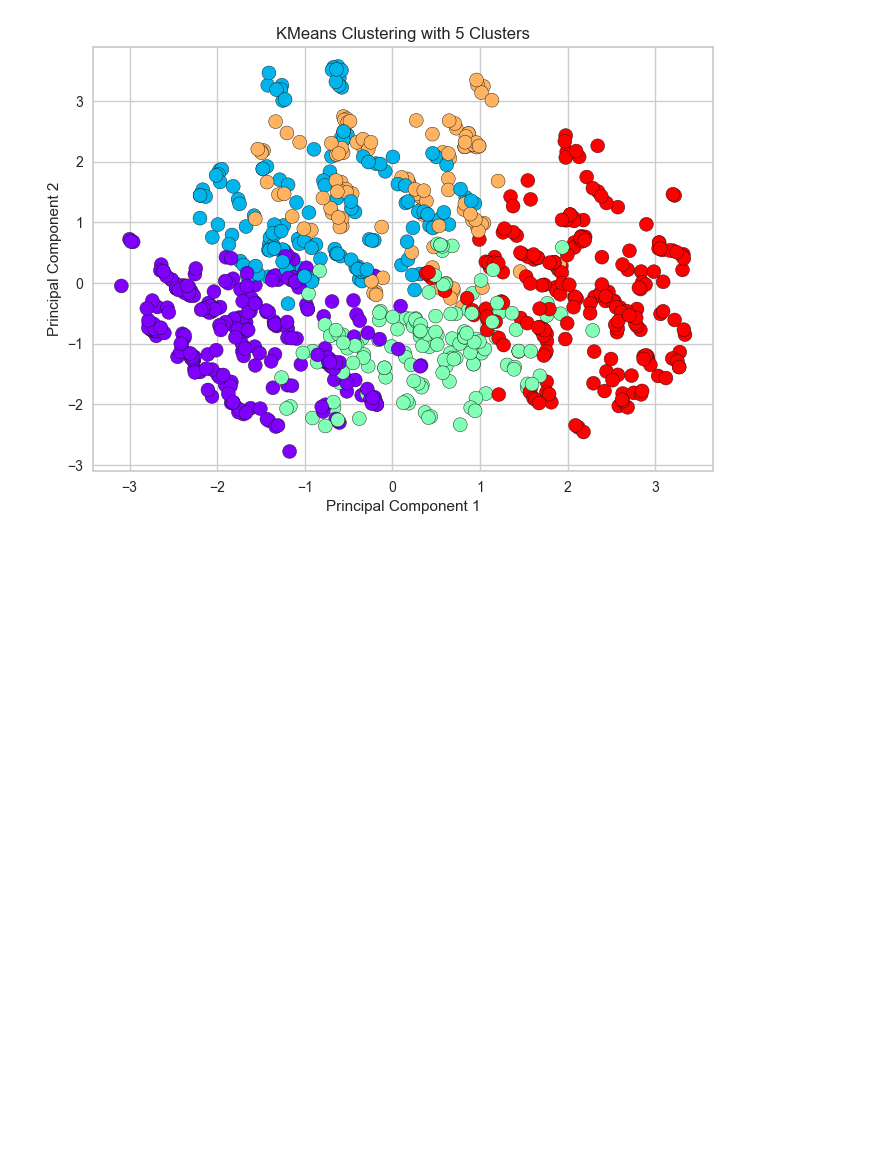
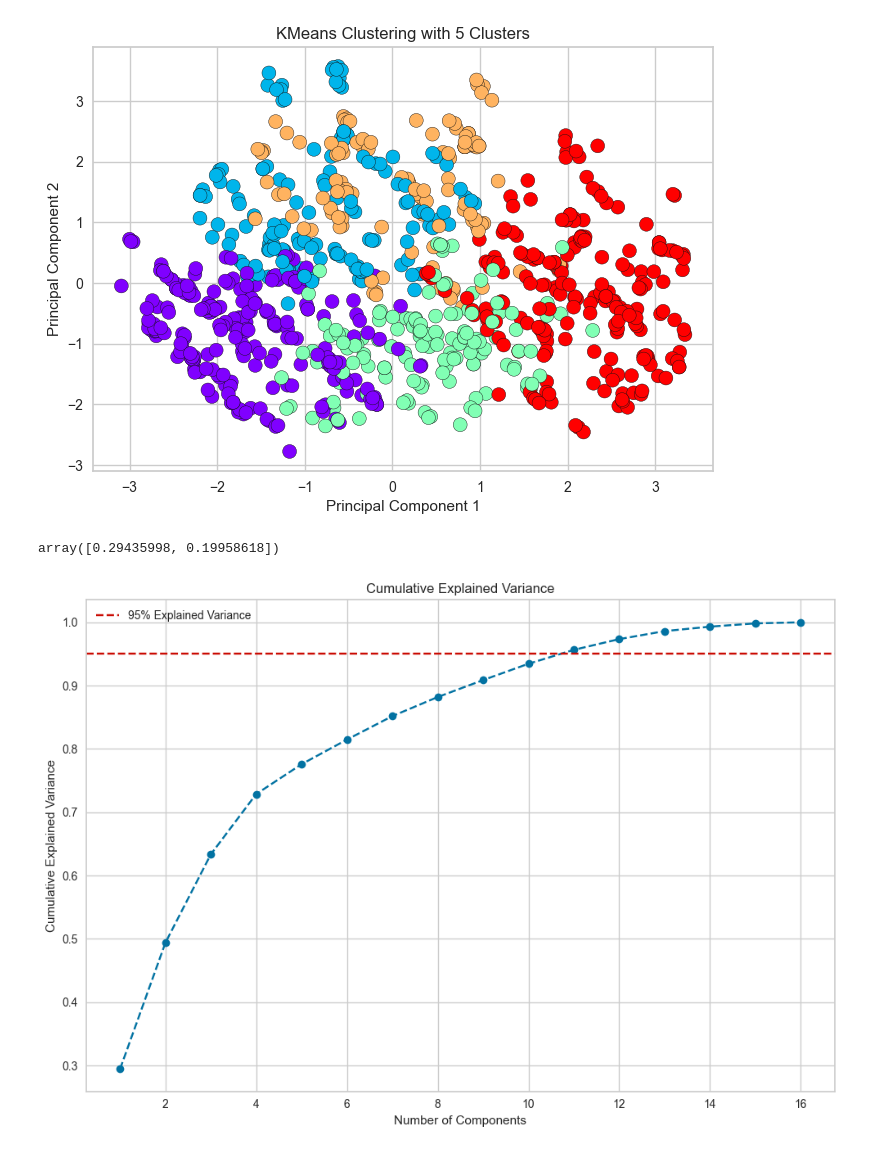
Before and after one commit to moshchev/data_analytics_ws23, a Jupyter notebook: data_preproceding.ipynb, the cells around one changed output. Drawn from its saved outputs; the diff is of its cells as text; code cells hidden in the pictures; blank space fills up the shorter version.

Commit message:
explained variance & 3d visualisation

```diff
--- a/data_preproceding.ipynb
+++ b/data_preproceding.ipynb
@@ -125,2 +122,0 @@ array([[ 3.68000000e-01,  4.68000000e-01,  6.40000000e-02,
-# %%
-data_no_outliers['cluster'] = clusters
@@ -142,3 +156,31 @@ plt.title('KMeans Clustering with 5 Clusters')
 plt.show()
 # %% [output]
 [figure]
+# %%
+pca.explained_variance_ratio_
+# %% [output]
+array([0.29435998, 0.19958618])
+# %%
+import numpy as np
+import matplotlib.pyplot as plt
+from sklearn.decomposition import PCA
+
+# Assuming your data is in a variable called `data`
+pca = PCA().fit(data_no_outliers)
+
+# Calculate cumulative sum of explained variances
+cum_sum = np.cumsum(pca.explained_variance_ratio_)
+
+# Plot
+plt.figure(figsize=(10, 7))
+plt.plot(range(1, len(cum_sum) + 1), cum_sum, marker='o', linestyle='--')
+plt.title("Cumulative Explained Variance")
+plt.xlabel("Number of Components")
+plt.ylabel("Cumulative Explained Variance")
+plt.grid(True)
+plt.axhline(y=0.95, color='r', linestyle='--', label="95% Explained Variance")
+plt.legend(loc="best")
+plt.tight_layout()
+plt.show()
+# %% [output]
+[figure, added]
```
Also changed, not shown: parts of 8 cells of this notebook.
